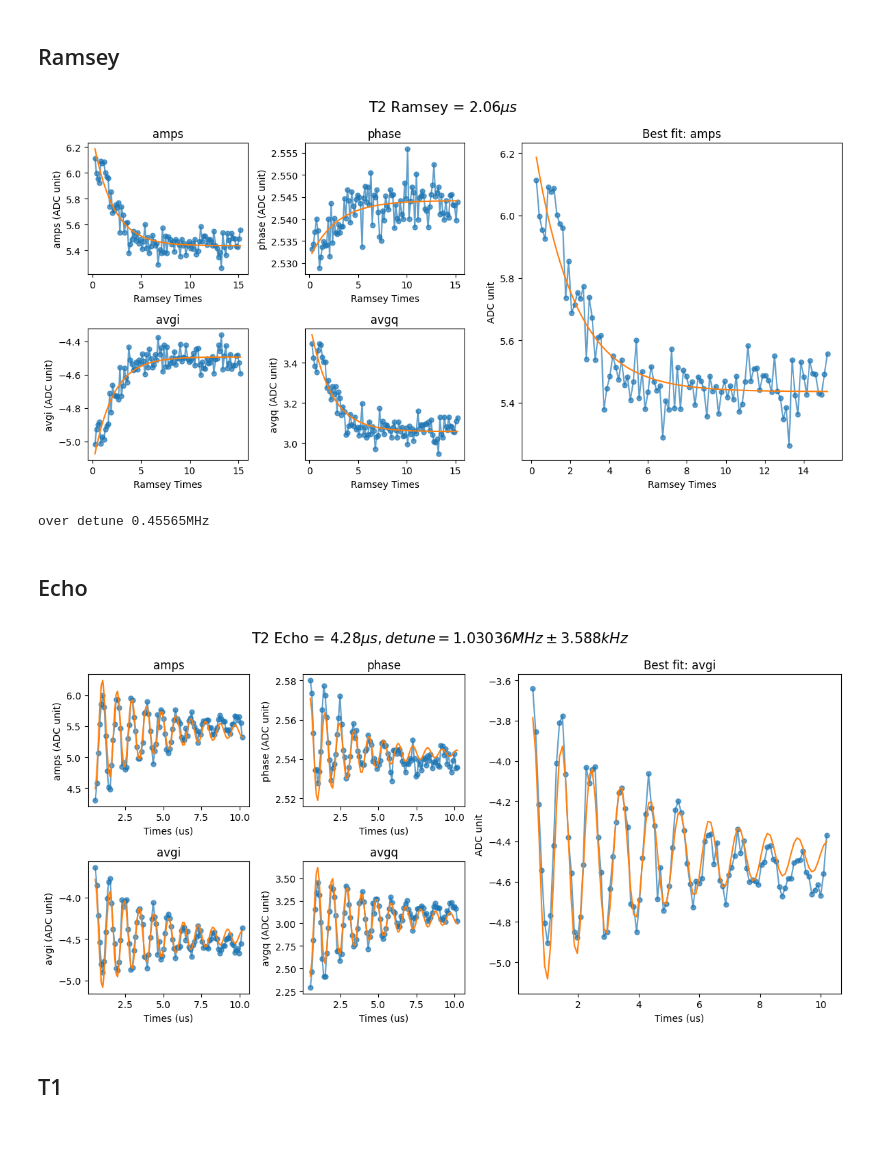
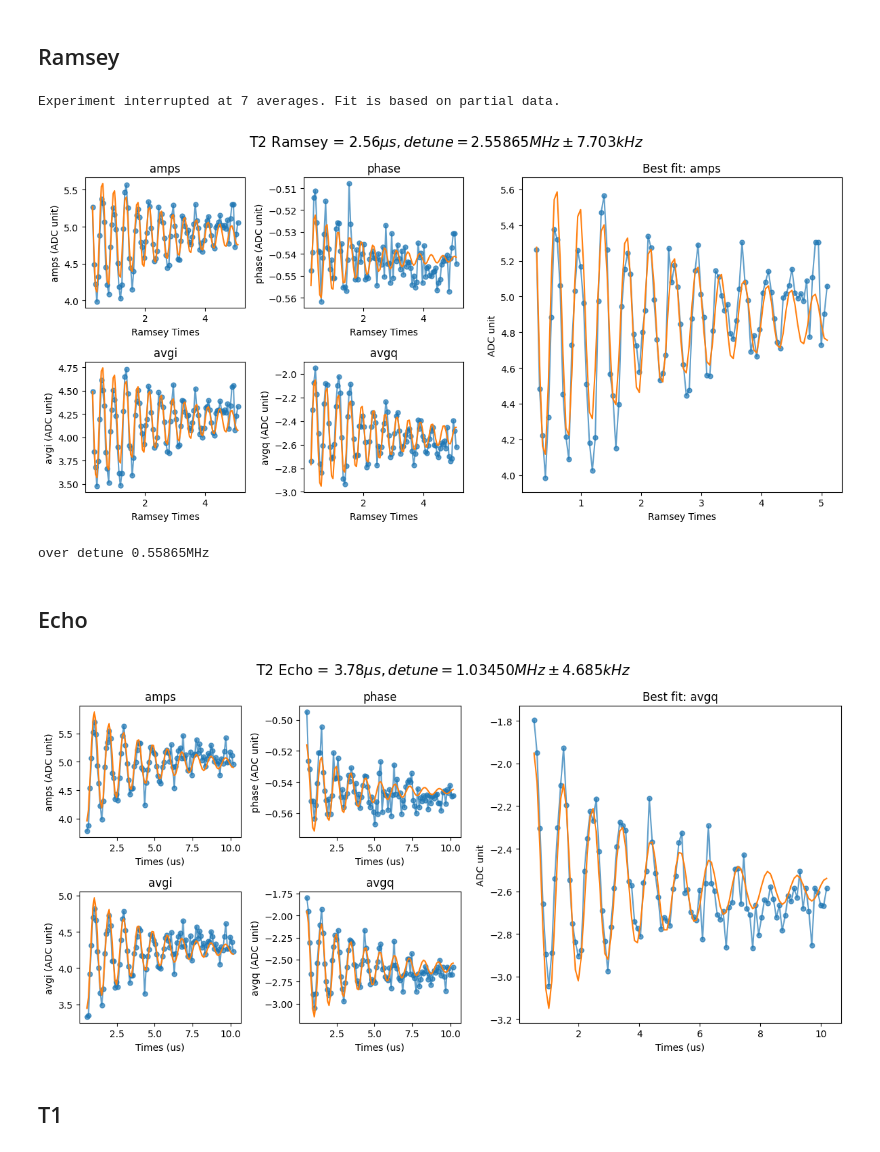
Before and after one commit to JayChien04717/SQD_soc, a Jupyter notebook: single_qubit_calibrate.ipynb, the cells around one changed output. Drawn from its saved outputs; the diff is of its cells as text; code cells hidden in the pictures.

```diff
--- a/single_qubit_calibrate.ipynb
+++ b/single_qubit_calibrate.ipynb
@@ -496,34 +488,35 @@ Experiment interrupted at 7 averages. Fit is based on partial data.
 # %%
 from qick_workspace.scrip.s006_Ramsey_ge import Ramsey
 
 run_cfg = select_config_idx(config, qubit_idx)
 
 START_TIME = 0.0  # [us]
-STOP_TIME = 15  # [us]
+STOP_TIME = 5  # [us]
 STEPS = 100
 run_cfg.update(
     [
         ("steps", STEPS),
         ("wait_time", QickSweep1D("waitloop", START_TIME, STOP_TIME)),
-        ("ramsey_freq", 0),
+        ("ramsey_freq", 2),
         ("cooling", False),
         ("qubit_ch", 7),
     ]
 )
 
 t2r = Ramsey(soc, soccfg, run_cfg)
 t2r.run(20, liveplot=True)
 # t2r.saveLabber(qubit_idx, yoko_value=yoko_value)
 # %% [output]
+Experiment interrupted at 7 averages. Fit is based on partial data.
-[figure, old version]
+[figure, new version]
 # %%
 config["qubit_freq_ge"][qubit_idx] = t2r.correct_detune()
 # %% [output]
-over detune 0.45565MHz
+over detune 0.55865MHz
 # %% [markdown]
 ## Echo
 # %%
-from single_qubit_pyscrip_v1_2_1.scrip.s007_SpinEcho_ge import SpinEcho
+from qick_workspace.scrip.s007_SpinEcho_ge import SpinEcho
 
 run_cfg = select_config_idx(config, qubit_idx)
 
@@ -545,7 +538,7 @@ t2e.run(20, liveplot=True)
 
 # t2e.saveLabber(qubit_idx, yoko_value=yoko_value)
 # %% [output]
-[figure, old version]
+[figure, new version]
 # %% [markdown]
 ## T1
 # %%
```
Also changed, not shown: parts of 18 cells of this notebook, 37 other files.
